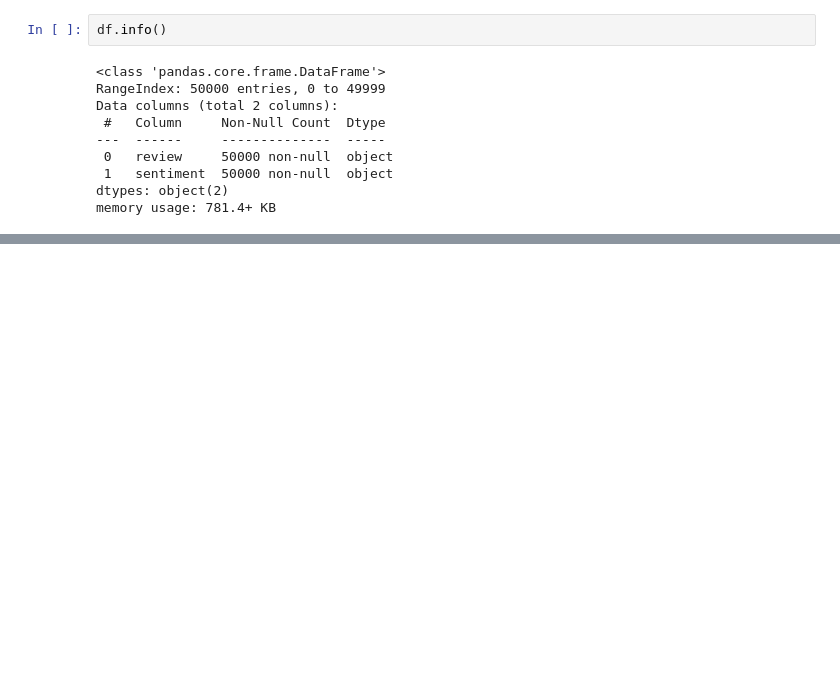
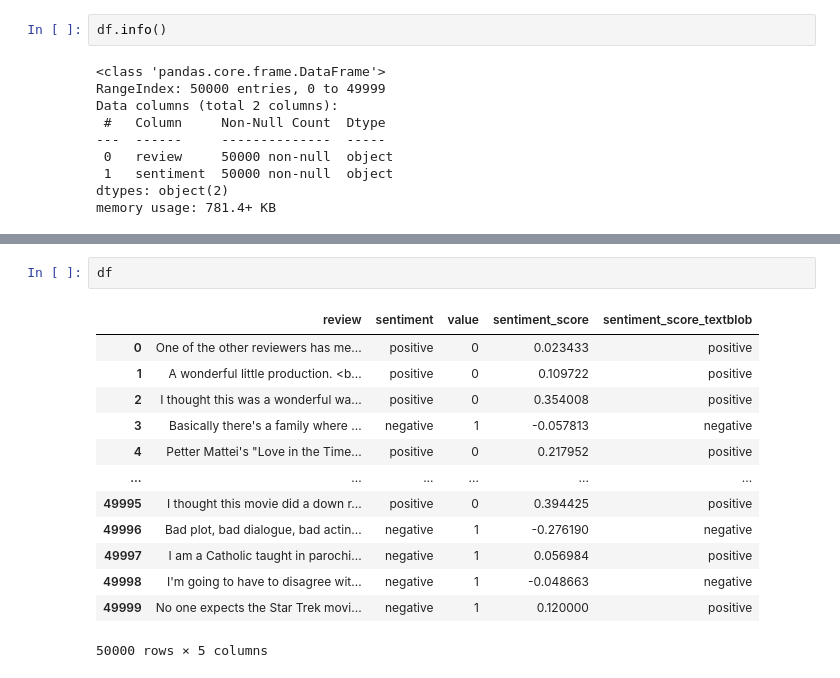
Before and after one commit to tamirisrd/ML_CA2, a Jupyter notebook: TamirisRodriguesDuarte_ML_CA2.ipynb, the cells around one changed output, grey strips where cells are left out. Saved outputs shown, nothing was run; the diff lists cells and outputs as text; blank space fills up the shorter version.

```diff
--- a/TamirisRodriguesDuarte_ML_CA2.ipynb
+++ b/TamirisRodriguesDuarte_ML_CA2.ipynb
@@ -73,0 +117,16 @@ dtype: int64
+# %%
+df
+# %% [output]
+|  | review | sentiment | value | sentiment_score | sentiment_score_textblob |
+| 0 | One of the other reviewers has me... | positive | 0 | 0.023433 | positive |
+| 1 | A wonderful little production. <b... | positive | 0 | 0.109722 | positive |
+| 2 | I thought this was a wonderful wa... | positive | 0 | 0.354008 | positive |
+| 3 | Basically there's a family where ... | negative | 1 | -0.057813 | negative |
+| 4 | Petter Mattei's "Love in the Time... | positive | 0 | 0.217952 | positive |
+| ... | ... | ... | ... | ... | ... |
+| 49995 | I thought this movie did a down r... | positive | 0 | 0.394425 | positive |
+| 49996 | Bad plot, bad dialogue, bad actin... | negative | 1 | -0.276190 | negative |
+| 49997 | I am a Catholic taught in parochi... | negative | 1 | 0.056984 | positive |
+| 49998 | I'm going to have to disagree wit... | negative | 1 | -0.048663 | negative |
+| 49999 | No one expects the Star Trek movi... | negative | 1 | 0.120000 | positive |
+50000 rows × 5 columns
```
Also changed, not shown: parts of 12 cells of this notebook.
